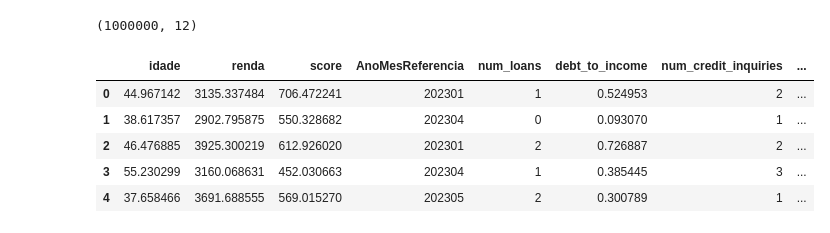
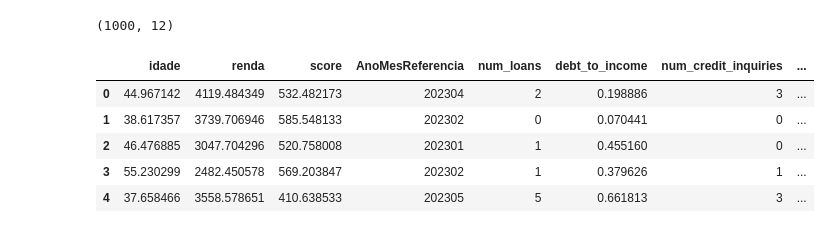
Before and after one commit to joaaomaia/NASABinning, a Jupyter notebook: notebooks/04_test_fit_with_optuna.ipynb, the cells around one changed output. Cells and saved outputs as stored; diff of their text form; code cells hidden in the pictures.

```diff
--- a/notebooks/04_test_fit_with_optuna.ipynb
+++ b/notebooks/04_test_fit_with_optuna.ipynb
@@ -117,40 +117,40 @@ def generate_credit_risk_dataset(
         "marital_status": marital_status,
         "education_level": education_level,
         "employment_type": employment_type,
         "residential_status": residential_status,
     })
 
     # 6) Variável-alvo (default em até 90 dias)
     # Critério simplificado: maior chance de default se score baixo, renda baixa e dívida alta.
     # Calculamos uma pontuação de risco parcial e adicionamos componente aleatório.
     # Primeiro, normalizamos score e renda para 0–1:
     score_norm = (df["score"] - df["score"].min()) / (df["score"].max() - df["score"].min())
     renda_norm = (df["renda"] - df["renda"].min()) / (df["renda"].max() - df["renda"].min())
 
     # Uma “pontuação de risco” arbitrária (quanto maior, mais propenso a default)
     risk_score = (1 - score_norm) * 0.4 + (1 - renda_norm) * 0.3 + df["debt_to_income"] * 0.2 \
                  + (df["num_loans"] / (df["num_loans"].max() + 1)) * 0.1
 
     # Transformar em probabilidade pelo mapa logístico simplificado:
     # prob_default ∈ (0, 1), depois comparamos com uniforme para definir 0/1.
     prob_default = 1 / (1 + np.exp(-3 * (risk_score - 0.5)))
 
     default_90d = (np.random.rand(n) < prob_default).astype(int)
     df["default_90d"] = default_90d
 
     return df
 
-df = generate_credit_risk_dataset(n=1_000_000, seed=42)
+df = generate_credit_risk_dataset(n=1_000, seed=42)
 print(df.shape)
 display(df.head())
 # %% [output]
-(1000000, 12)
+(1000, 12)
 |  | idade | renda | score | AnoMesReferencia | num_loans | debt_to_income | num_credit_inquiries | ... |
-| 0 | 44.967142 | 3135.337484 | 706.472241 | 202301 | 1 | 0.524953 | 2 | ... |
-| 1 | 38.617357 | 2902.795875 | 550.328682 | 202304 | 0 | 0.093070 | 1 | ... |
-| 2 | 46.476885 | 3925.300219 | 612.926020 | 202301 | 2 | 0.726887 | 2 | ... |
-| 3 | 55.230299 | 3160.068631 | 452.030663 | 202304 | 1 | 0.385445 | 3 | ... |
-| 4 | 37.658466 | 3691.688555 | 569.015270 | 202305 | 2 | 0.300789 | 1 | ... |
+| 0 | 44.967142 | 4119.484349 | 532.482173 | 202304 | 2 | 0.198886 | 3 | ... |
+| 1 | 38.617357 | 3739.706946 | 585.548133 | 202302 | 0 | 0.070441 | 0 | ... |
+| 2 | 46.476885 | 3047.704296 | 520.758008 | 202301 | 1 | 0.455160 | 0 | ... |
+| 3 | 55.230299 | 2482.450578 | 569.203847 | 202302 | 1 | 0.379626 | 1 | ... |
+| 4 | 37.658466 | 3558.578651 | 410.638533 | 202305 | 5 | 0.661813 | 3 | ... |
 # %%
 # usar NASABinner sem Optuna
 binner = NASABinner(
```
Also changed, not shown: parts of 3 cells of this notebook, 1 other file.
